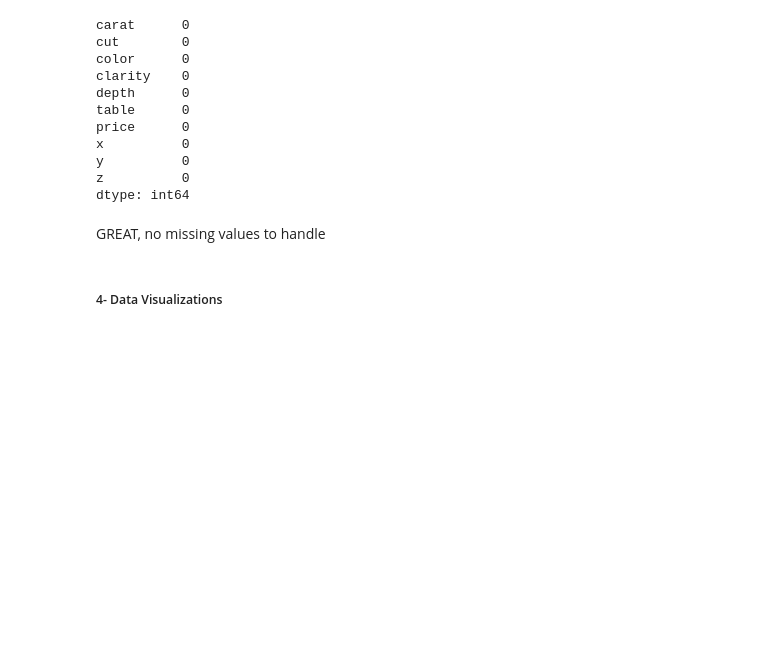
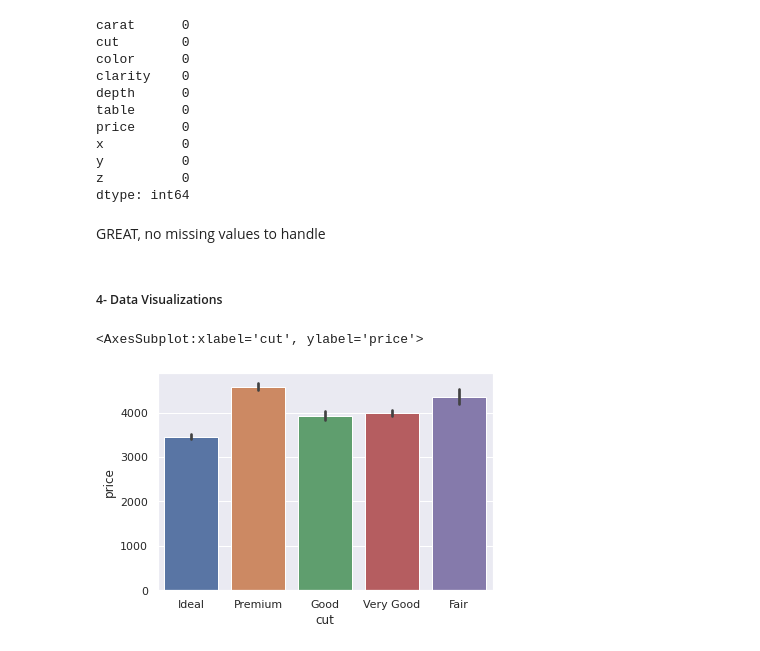
Before and after one commit to rawanalqarni/Diamonds_EDA, a Jupyter notebook: diamonds.ipynb, the cells around one changed output. Cells and saved outputs as stored; diff of their text form; code cells hidden in the pictures; blank space fills up the shorter version.

Commit message:
plot included

```diff
--- a/diamonds.ipynb
+++ b/diamonds.ipynb
@@ -12,7 +12,7 @@ import seaborn as sns
 ##### 2- read the diamoinds dataset
 # %%
 # import the data
-df_diamonds = pd.read_csv("data/diamonds.csv")
+df_diamonds = pd.read_csv("diamonds.csv")
 # %% [markdown]
 ##### 3- Diamonds Analysis
 # %% [markdown]
@@ -276,0 +289,7 @@ GREAT, no missing values to handle
+# %%
+# Visualizations
+sns.set_theme(style="darkgrid")
+sns.barplot(df_diamonds['cut'],df_diamonds['price'])
+# %% [output]
+<AxesSubplot:xlabel='cut', ylabel='price'>
+[figure, added]
```
Also changed, not shown: parts of 3 cells of this notebook.
